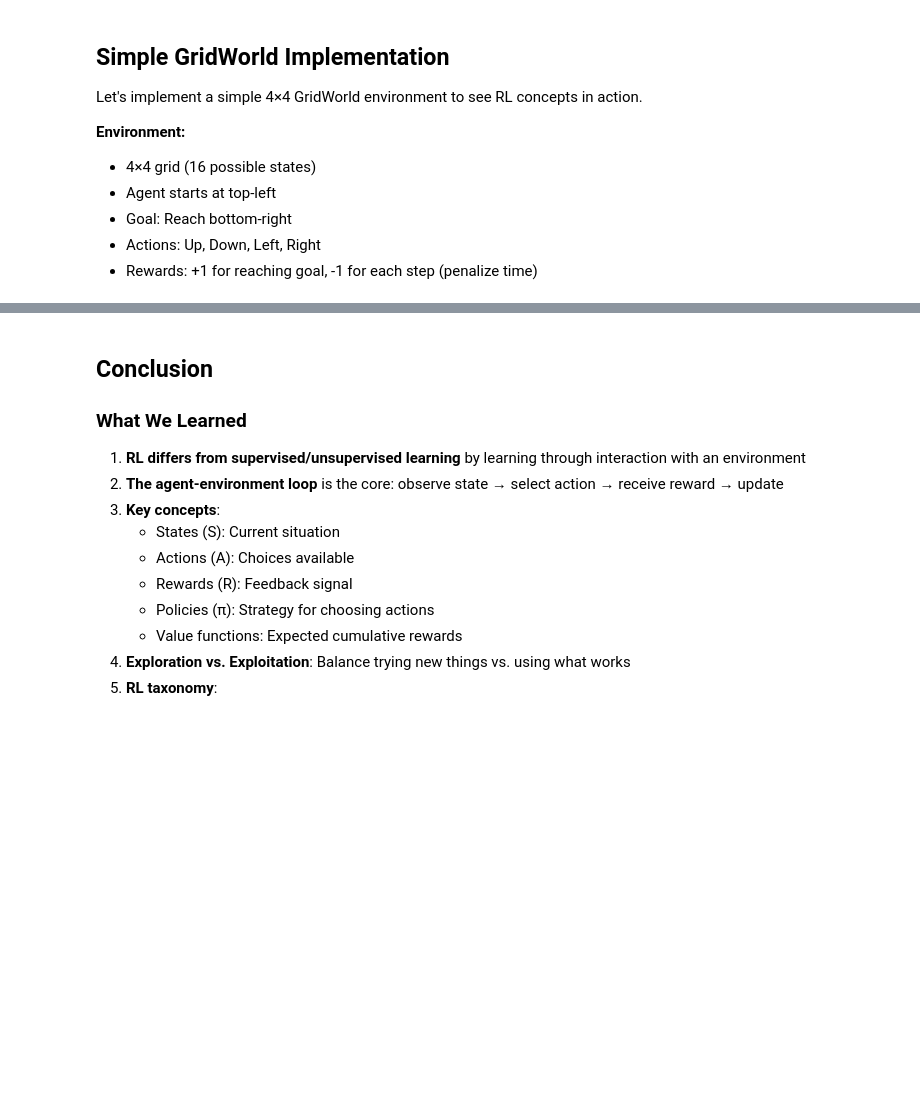
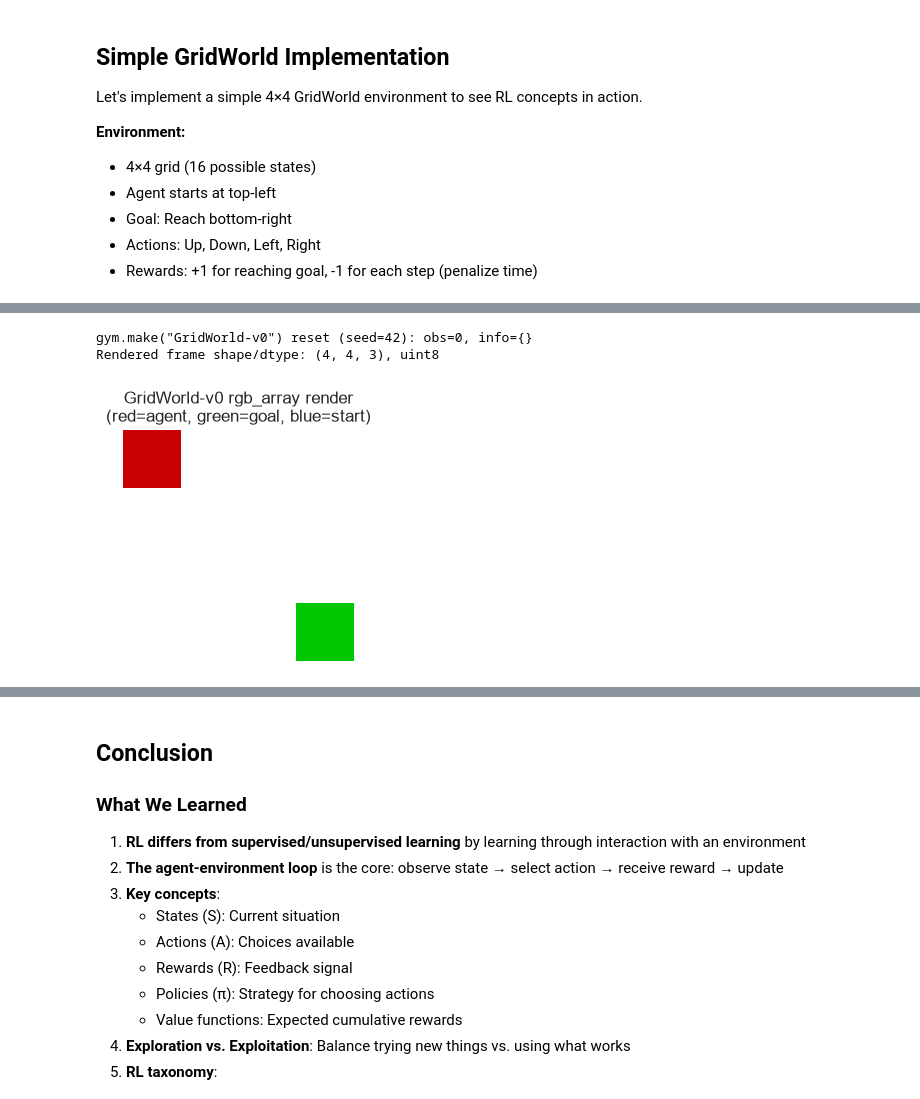
Before and after one commit to powell-clark/reinforcement-learning, a Jupyter notebook: notebooks/0a_rl_introduction_theory.ipynb, the cells around one changed output, grey strips where cells are left out. Saved outputs shown, nothing was run; the diff lists cells and outputs as text; code cells hidden in the pictures; blank space fills up the shorter version.

```diff
--- a/notebooks/0a_rl_introduction_theory.ipynb
+++ b/notebooks/0a_rl_introduction_theory.ipynb
@@ -739,3 +801,24 @@ env.render()
+# %%
+# Demonstrate the registered env: gym.make(), seeded reproducibility, and
+# rgb_array rendering (Colab-safe inline image display via matplotlib).
+registered_env = gym.make('GridWorld-v0', render_mode='rgb_array')
+obs, info = registered_env.reset(seed=42)
+print(f'gym.make("GridWorld-v0") reset (seed=42): obs={obs}, info={info}')
+
+frame = registered_env.render()
+print(f'Rendered frame shape/dtype: {frame.shape}, {frame.dtype}')
+
+plt.figure(figsize=(3, 3))
+plt.imshow(frame)
+plt.title('GridWorld-v0 rgb_array render\n(red=agent, green=goal, blue=start)')
+plt.axis('off')
+plt.show()
+
+registered_env.close()
+# %% [output]
+gym.make("GridWorld-v0") reset (seed=42): obs=0, info={}
+Rendered frame shape/dtype: (4, 4, 3), uint8
+[figure, added]
 # %%
 # Let's run a few random trajectories
 np.random.seed(42)
```
Also changed, not shown: parts of 11 cells of this notebook, 2 other files.
